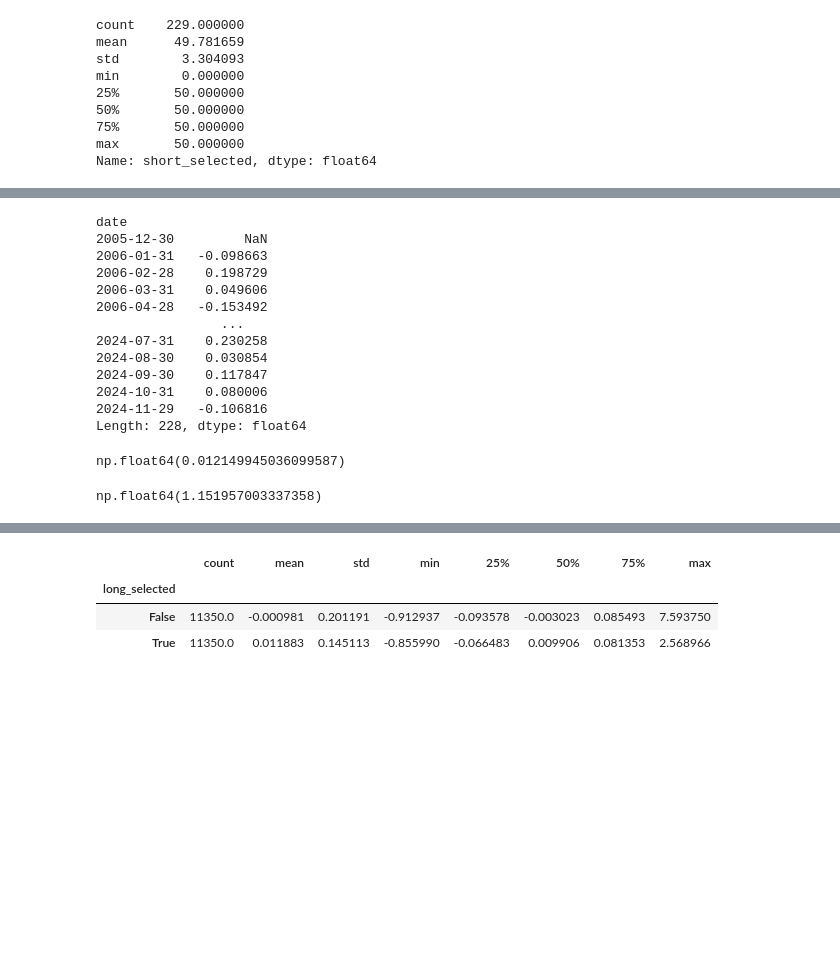
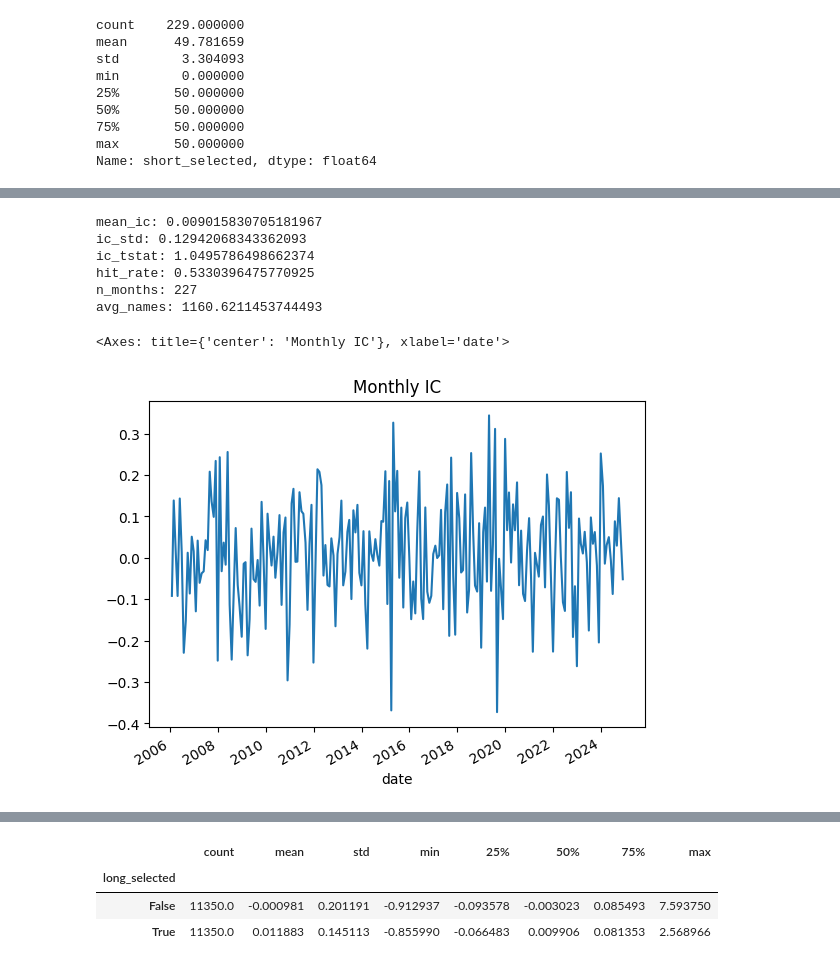
Before and after one commit to asm304/multi-asset-portfolio-framework, a Jupyter notebook: notebooks/01_download_data.ipynb, the cells around one changed output, grey strips where cells are left out. Saved outputs shown, nothing was run; the diff lists cells and outputs as text; code cells hidden in the pictures; blank space fills up the shorter version.

```diff
--- a/notebooks/01_download_data.ipynb
+++ b/notebooks/01_download_data.ipynb
@@ -551,24 +707,0 @@ dtype: float64
-# %%
-monthly_ics
-# %% [output]
-date
-2005-12-30         NaN
-2006-01-31   -0.098663
-2006-02-28    0.198729
-2006-03-31    0.049606
-2006-04-28   -0.153492
-                ...
-2024-07-31    0.230258
-2024-08-30    0.030854
-2024-09-30    0.117847
-2024-10-31    0.080006
-2024-11-29   -0.106816
-Length: 228, dtype: float64
-# %%
-ic_mean
-# %% [output]
-np.float64(0.012149945036099587)
-# %%
-t_stat
-# %% [output]
-np.float64(1.151957003337358)
@@ -579,0 +708,19 @@ bt, holdings, metrics = run_backtest(alpha)
+# %%
+from src.features.equity_feature_evaluation import ic_evaluation, quantile_spread_evaluation
+
+results = ic_evaluation()
+for k, v in results.items():
+    if k not in ["monthly_ics", "monthly_counts"]:
+        print(f"{k}: {v}")
+# %% [output]
+mean_ic: 0.009015830705181967
+ic_std: 0.12942068343362093
+ic_tstat: 1.0495786498662374
+hit_rate: 0.5330396475770925
+n_months: 227
+avg_names: 1160.6211453744493
+# %%
+results["monthly_ics"].plot(title="Monthly IC")
+# %% [output]
+<Axes: title={'center': 'Monthly IC'}, xlabel='date'>
+[figure, added]
```
Also changed, not shown: parts of 44 cells of this notebook, 6 other files.
